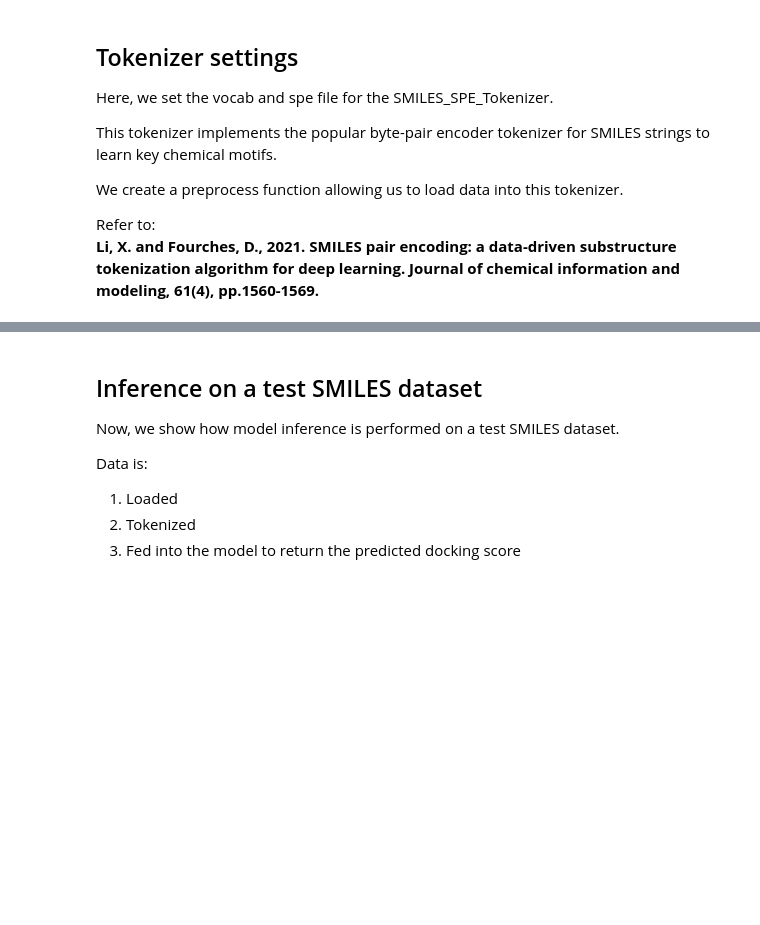
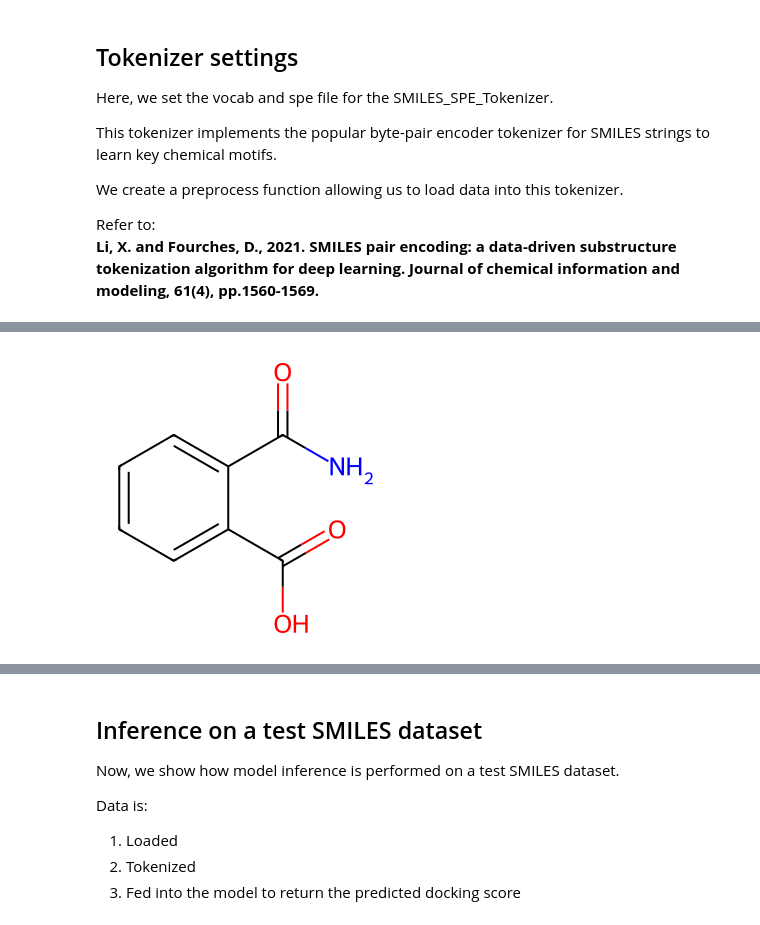
Before and after one commit to ramanathanlab/SciFM24-Tutorial, a Jupyter notebook: notebooks/VirtualScreen.ipynb, the cells around one changed output, grey strips where cells are left out. Cells and saved outputs as stored; diff of their text form; code cells hidden in the pictures; blank space fills up the shorter version.

```diff
--- a/notebooks/VirtualScreen.ipynb
+++ b/notebooks/VirtualScreen.ipynb
@@ -103,0 +147,5 @@ def preprocess(data, tokenizer, maxlen):
+# %%
+m = Chem.MolFromSmiles('OC(=O)c1ccccc1C(=O)N')
+Draw.MolToImage(m)
+# %% [output]
+[figure, added]
```
Also changed, not shown: parts of 6 cells of this notebook.
